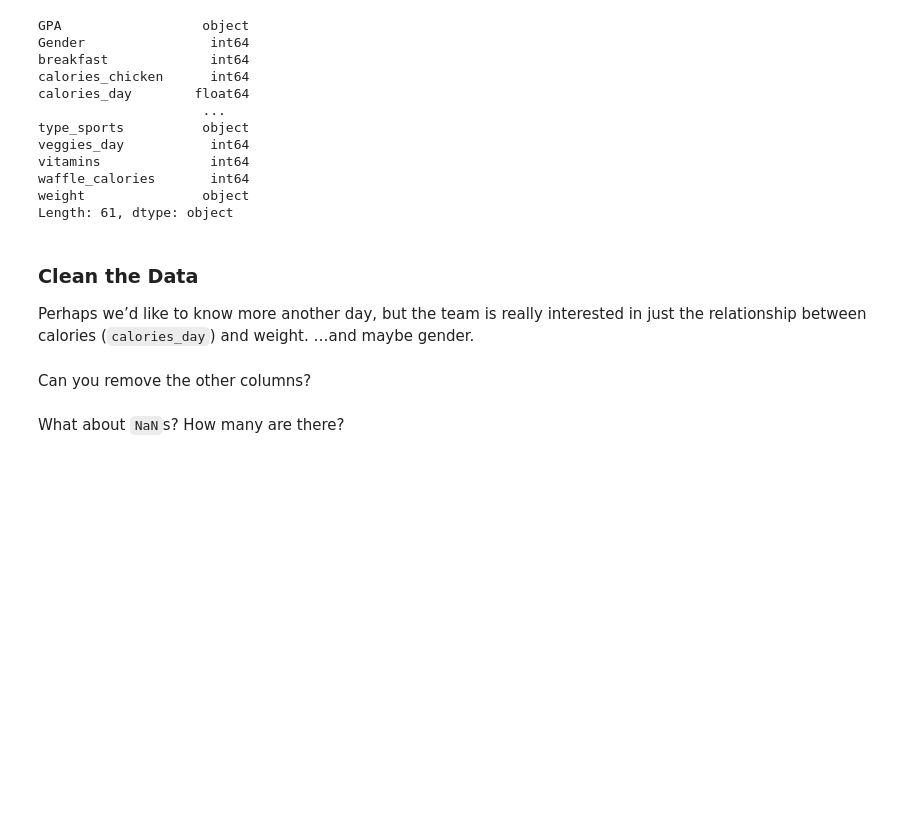
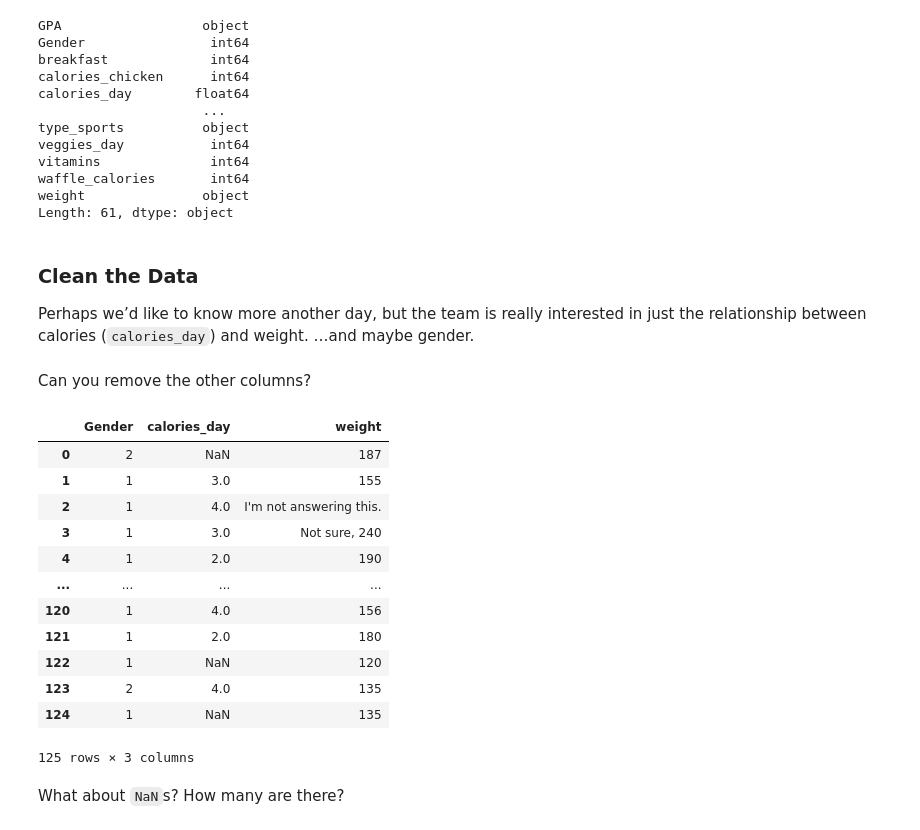
Before and after one commit to belbop/my-fork-2024-DS-Fri-1230, a Jupyter notebook: Week-02-DS-Overview-and-Data/Exercise-IL.ipynb, the cells around one changed output. Drawn from its saved outputs; the diff is of its cells as text; code cells hidden in the pictures; blank space fills up the shorter version.

```diff
--- a/Week-02-DS-Overview-and-Data/Exercise-IL.ipynb
+++ b/Week-02-DS-Overview-and-Data/Exercise-IL.ipynb
@@ -65,5 +65,22 @@ Perhaps we’d like to know more another day, but the team is really interested
 Can you remove the other columns?
 # %%
 # Remove ‘em.
+columnsOfInterest = ['Gender', 'calories_day', 'weight']
+
+df_food[columnsOfInterest]
+# %% [output]
+|  | Gender | calories_day | weight |
+| 0 | 2 | NaN | 187 |
+| 1 | 1 | 3.0 | 155 |
+| 2 | 1 | 4.0 | I'm not answering this. |
+| 3 | 1 | 3.0 | Not sure, 240 |
+| 4 | 1 | 2.0 | 190 |
+| ... | ... | ... | ... |
+| 120 | 1 | 4.0 | 156 |
+| 121 | 1 | 2.0 | 180 |
+| 122 | 1 | NaN | 120 |
+| 123 | 2 | 4.0 | 135 |
+| 124 | 1 | NaN | 135 |
+125 rows × 3 columns
 # %% [markdown]
 What about `NaN`s? How many are there?
```
Also changed, not shown: parts of 3 cells of this notebook.
